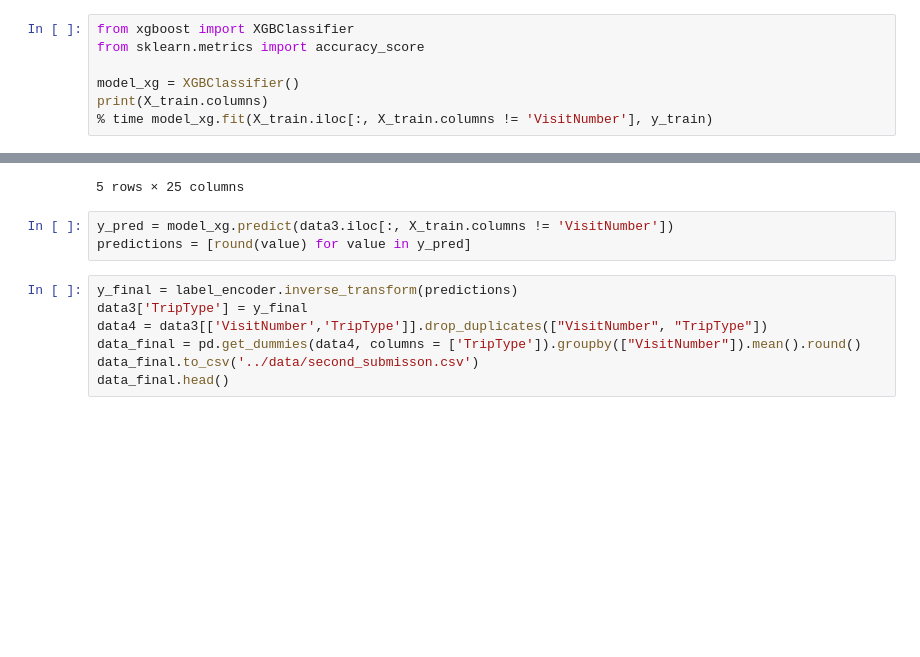
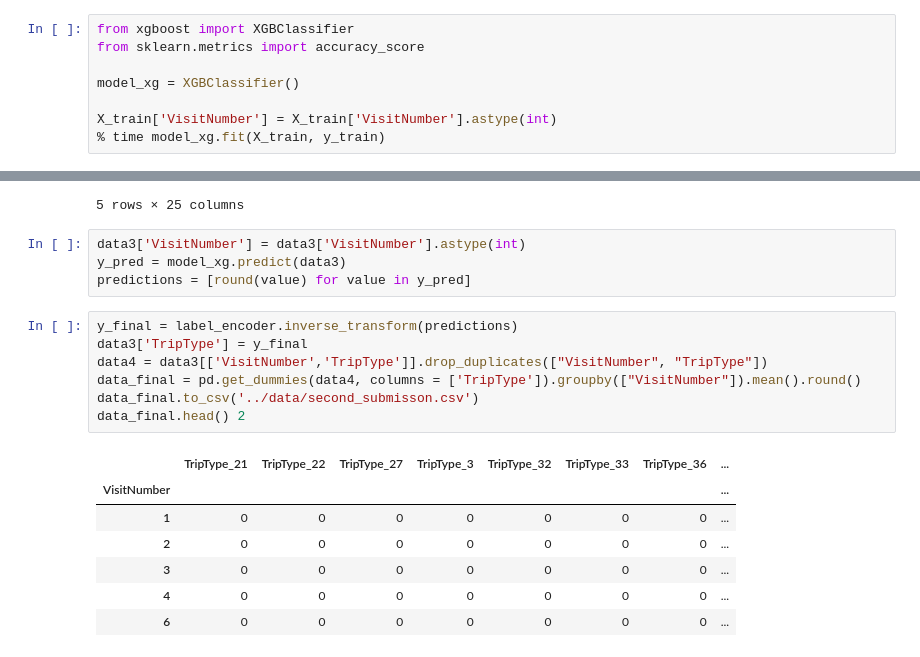
Before and after one commit to timgivois/walmartrecruiting, a Jupyter notebook: src/pipeline_modelos.ipynb, the cells around one changed output, grey strips where cells are left out. Saved outputs shown, nothing was run; the diff lists cells and outputs as text; blank space fills up the shorter version.

```diff
--- a/src/pipeline_modelos.ipynb
+++ b/src/pipeline_modelos.ipynb
@@ -282,6 +282,7 @@ from xgboost import XGBClassifier
 from sklearn.metrics import accuracy_score
 
 model_xg = XGBClassifier()
-print(X_train.columns)
-% time model_xg.fit(X_train.iloc[:, X_train.columns != 'VisitNumber'], y_train)
+
+X_train['VisitNumber'] = X_train['VisitNumber'].astype(int)
+% time model_xg.fit(X_train, y_train)
 # %% [output]
@@ -363,12 +362,21 @@ data3.head()
 | 4 | 6 | 2 | 0 | 1.0 | 0.0 | 0.0 | ... |
 5 rows × 25 columns
 # %%
-y_pred = model_xg.predict(data3.iloc[:, X_train.columns != 'VisitNumber'])
+data3['VisitNumber'] = data3['VisitNumber'].astype(int)
+y_pred = model_xg.predict(data3)
 predictions = [round(value) for value in y_pred]
 # %%
 y_final = label_encoder.inverse_transform(predictions)
 data3['TripType'] = y_final
 data4 = data3[['VisitNumber','TripType']].drop_duplicates(["VisitNumber", "TripType"])
 data_final = pd.get_dummies(data4, columns = ['TripType']).groupby(["VisitNumber"]).mean().round()
 data_final.to_csv('../data/second_submisson.csv')
-data_final.head()
+data_final.head() 2
+# %% [output]
+|  | TripType_21 | TripType_22 | TripType_27 | TripType_3 | TripType_32 | TripType_33 | TripType_36 | ... |
+| VisitNumber |  |  |  |  |  |  |  | ... |
+| 1 | 0 | 0 | 0 | 0 | 0 | 0 | 0 | ... |
+| 2 | 0 | 0 | 0 | 0 | 0 | 0 | 0 | ... |
+| 3 | 0 | 0 | 0 | 0 | 0 | 0 | 0 | ... |
+| 4 | 0 | 0 | 0 | 0 | 0 | 0 | 0 | ... |
+| 6 | 0 | 0 | 0 | 0 | 0 | 0 | 0 | ... |
```
Also changed, not shown: parts of 6 cells of this notebook, 7 other files.
